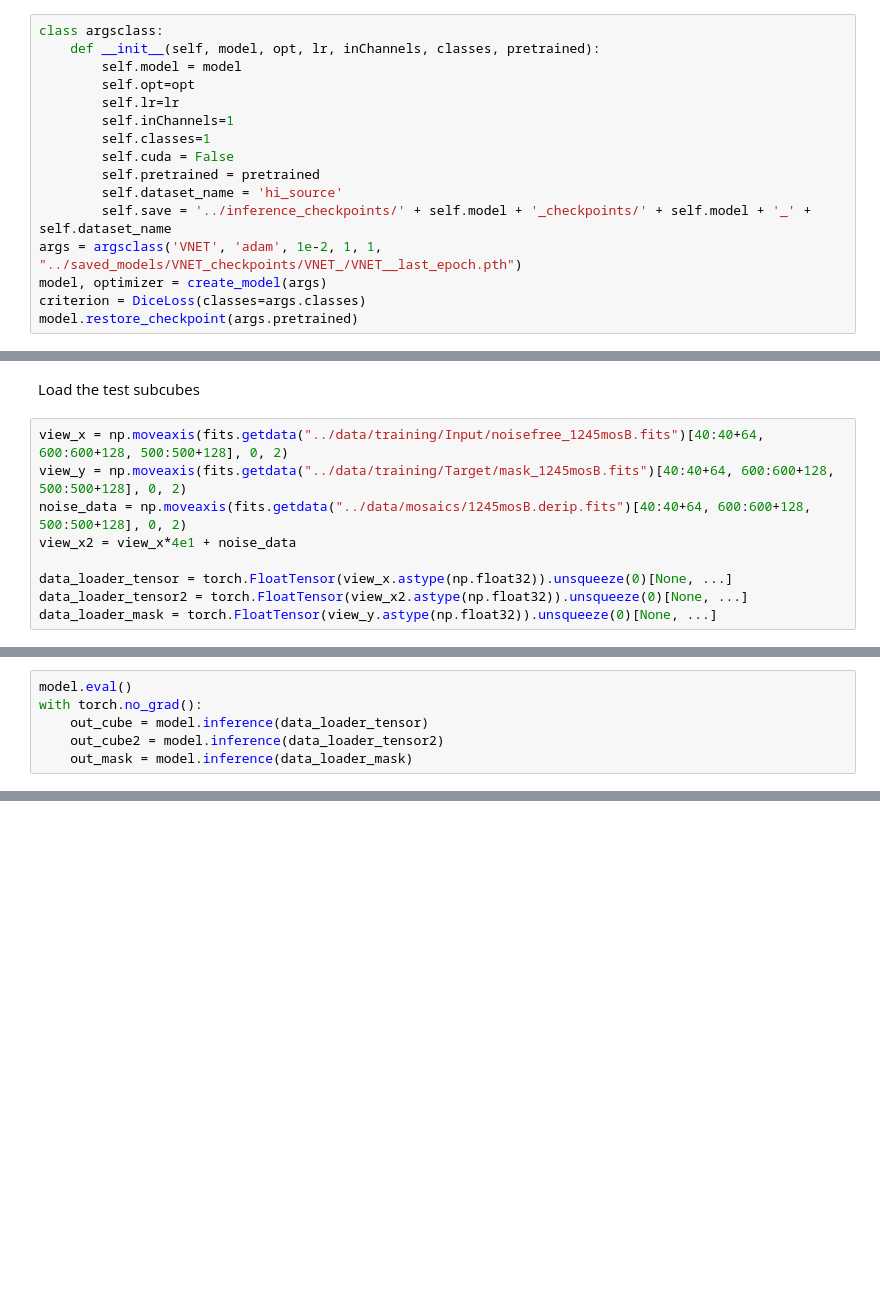
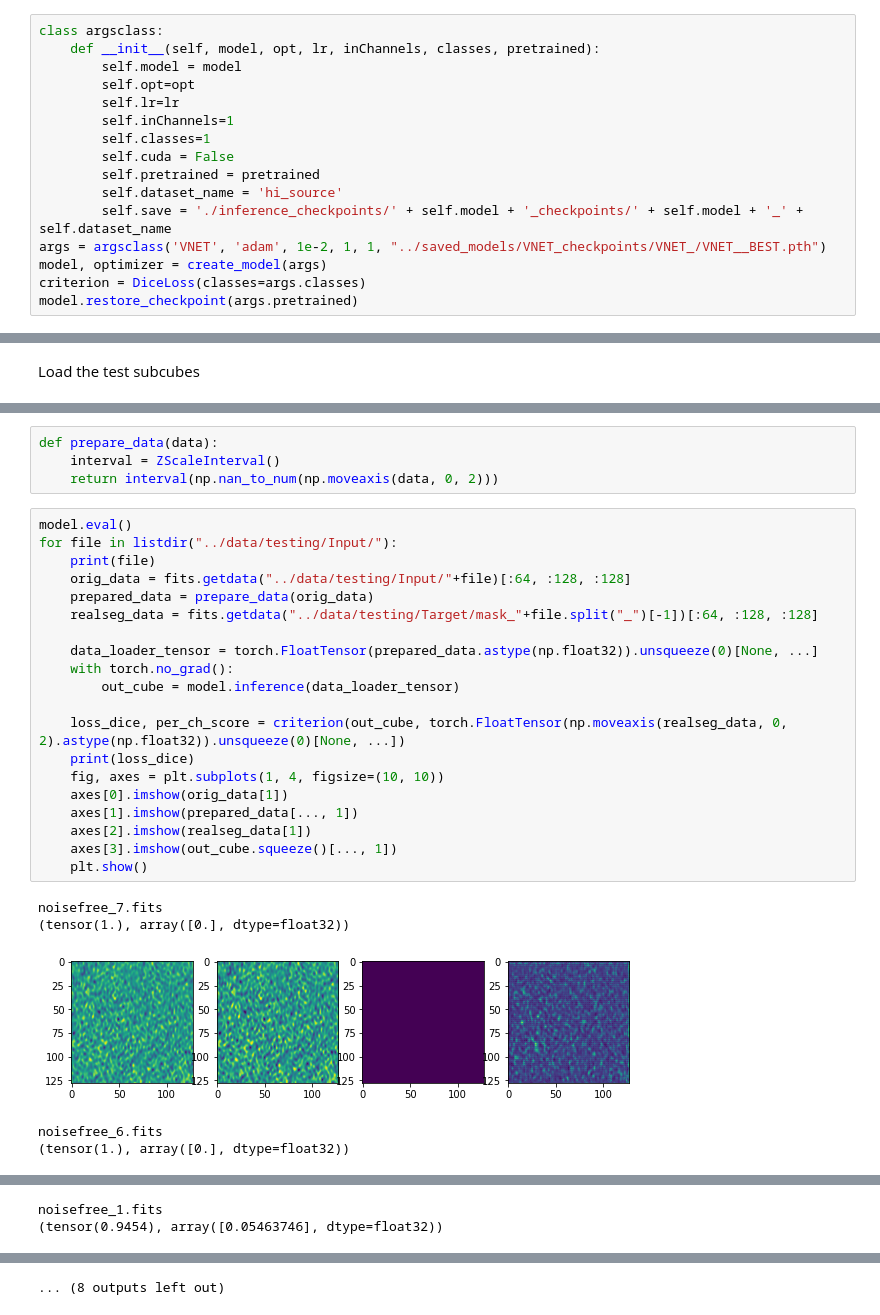
Before and after one commit to Jbarkai/HISourceFinder, a Jupyter notebook: notebooks/Inference.ipynb, the cells around one changed output, grey strips where cells are left out. Drawn from its saved outputs; the diff is of its cells as text; blank space fills up the shorter version.

```diff
--- a/notebooks/Inference.ipynb
+++ b/notebooks/Inference.ipynb
@@ -51,8 +51,8 @@ class argsclass:
         self.cuda = False
         self.pretrained = pretrained
         self.dataset_name = 'hi_source'
-        self.save = '../inference_checkpoints/' + self.model + '_checkpoints/' + self.model + '_' + self.dataset_name
-args = argsclass('VNET', 'adam', 1e-2, 1, 1, "../saved_models/VNET_checkpoints/VNET_/VNET__last_epoch.pth")
+        self.save = './inference_checkpoints/' + self.model + '_checkpoints/' + self.model + '_' + self.dataset_name
+args = argsclass('VNET', 'adam', 1e-2, 1, 1, "../saved_models/VNET_checkpoints/VNET_/VNET__BEST.pth")
 model, optimizer = create_model(args)
 criterion = DiceLoss(classes=args.classes)
 model.restore_checkpoint(args.pretrained)
@@ -92,11 +92,2 @@ fig.tight_layout()
 # %% [markdown]
 Load the test subcubes
-# %%
-view_x = np.moveaxis(fits.getdata("../data/training/Input/noisefree_1245mosB.fits")[40:40+64, 600:600+128, 500:500+128], 0, 2)
-view_y = np.moveaxis(fits.getdata("../data/training/Target/mask_1245mosB.fits")[40:40+64, 600:600+128, 500:500+128], 0, 2)
-noise_data = np.moveaxis(fits.getdata("../data/mosaics/1245mosB.derip.fits")[40:40+64, 600:600+128, 500:500+128], 0, 2)
-view_x2 = view_x*4e1 + noise_data
-
-data_loader_tensor = torch.FloatTensor(view_x.astype(np.float32)).unsqueeze(0)[None, ...]
-data_loader_tensor2 = torch.FloatTensor(view_x2.astype(np.float32)).unsqueeze(0)[None, ...]
-data_loader_mask = torch.FloatTensor(view_y.astype(np.float32)).unsqueeze(0)[None, ...]
@@ -119,6 +93,0 @@ Run inference on test subcube and mask
-# %%
-model.eval()
-with torch.no_grad():
-    out_cube = model.inference(data_loader_tensor)
-    out_cube2 = model.inference(data_loader_tensor2)
-    out_mask = model.inference(data_loader_mask)
@@ -148,0 +94,30 @@ plt.show()
+# %%
+def prepare_data(data):
+    interval = ZScaleInterval()
+    return interval(np.nan_to_num(np.moveaxis(data, 0, 2)))
+# %%
+model.eval()
+for file in listdir("../data/testing/Input/"):
+    print(file)
+    orig_data = fits.getdata("../data/testing/Input/"+file)[:64, :128, :128]
+    prepared_data = prepare_data(orig_data)
+    realseg_data = fits.getdata("../data/testing/Target/mask_"+file.split("_")[-1])[:64, :128, :128]
+
+    data_loader_tensor = torch.FloatTensor(prepared_data.astype(np.float32)).unsqueeze(0)[None, ...]
+    with torch.no_grad():
+        out_cube = model.inference(data_loader_tensor)
+
+    loss_dice, per_ch_score = criterion(out_cube, torch.FloatTensor(np.moveaxis(realseg_data, 0, 2).astype(np.float32)).unsqueeze(0)[None, ...])
+    print(loss_dice)
+    fig, axes = plt.subplots(1, 4, figsize=(10, 10))
+    axes[0].imshow(orig_data[1])
+    axes[1].imshow(prepared_data[..., 1])
+    axes[2].imshow(realseg_data[1])
+    axes[3].imshow(out_cube.squeeze()[..., 1])
+    plt.show()
+# %% [output]
+noisefree_7.fits
+(tensor(1.), array([0.], dtype=float32))
+[figure, added]
+noisefree_6.fits
+(tensor(1.), array([0.], dtype=float32))
@@ -148,0 +125,2 @@ plt.show()
+noisefree_1.fits
+(tensor(0.9454), array([0.05463746], dtype=float32))
@@ -148,0 +137 @@ plt.show()
+... (8 outputs left out)
```
Also changed, not shown: parts of 8 cells of this notebook, 2 other files.
